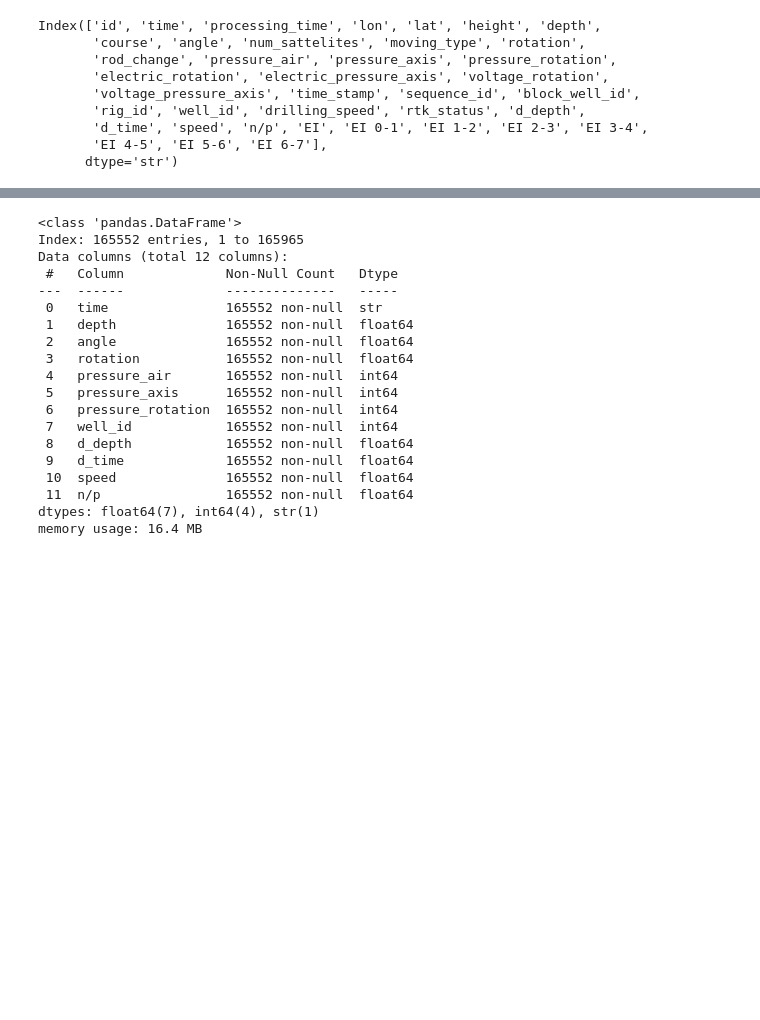
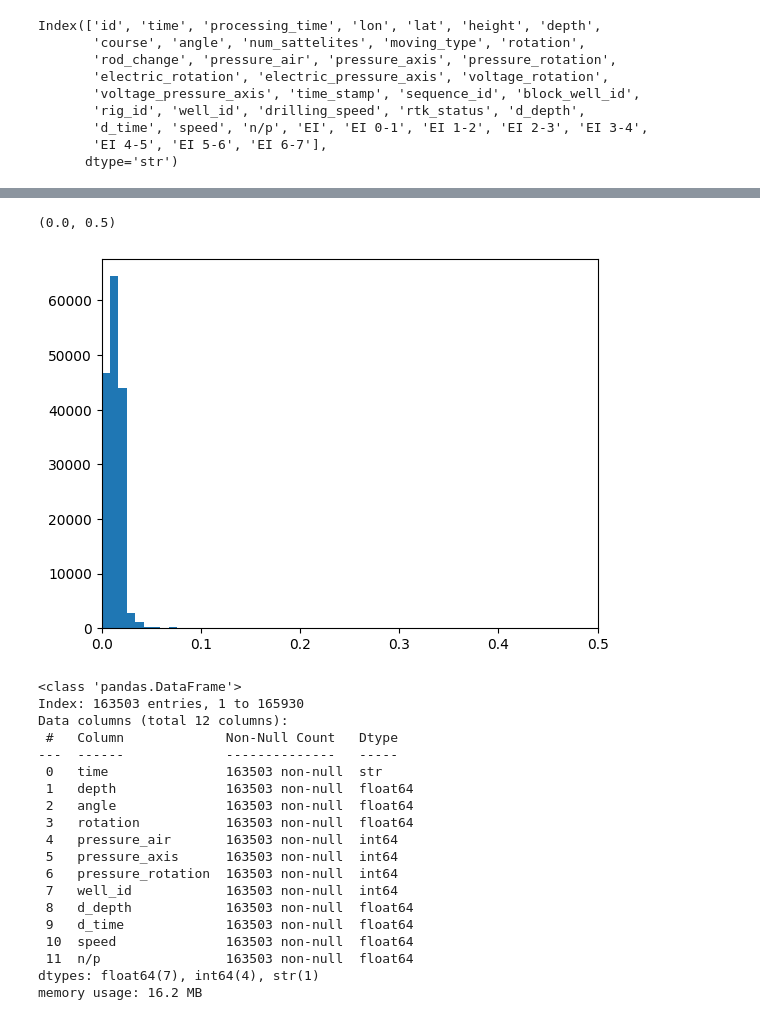
Before and after one commit to qa1roO/OptimalDrilling, a Jupyter notebook: notebooks/preprocess.ipynb, the cells around one changed output, grey strips where cells are left out. Cells and saved outputs as stored; diff of their text form; code cells hidden in the pictures; blank space fills up the shorter version.

```diff
--- a/notebooks/preprocess.ipynb
+++ b/notebooks/preprocess.ipynb
@@ -10,7 +10,7 @@ import numpy as np
 import matplotlib.pyplot as plt
 from config import DATASETS_DIR
 # %%
-df = pd.read_csv("datasets/dataset_1.csv")
+df = pd.read_csv(DATASETS_DIR / "dataset_1.csv")
 df.head(3)
 # %% [output]
 |  | id | time | processing_time | lon | lat | height | depth | course | angle | ... |
@@ -55,0 +63,3 @@ df_clean.head()
+# %%
+counts = df_clean['well_id'].value_counts()
+df_clean = df_clean[df_clean['well_id'].isin(counts[counts >= 100].index)]
@@ -56,3 +94,11 @@ df_clean.head()
+# %%
+df_clean['log_speed'] = np.log1p(df_clean['speed'])
+# %%
+plt.hist(df_clean['log_speed'], bins = 200)
+plt.xlim(0,0.5)
+# %% [output]
+(0.0, 0.5)
+[figure, added]
 # %%
 df_cluster = df_clean.copy()
 df_cluster.drop(columns=['lon', 'lat', 'EI', 'height','course'], inplace=True)
@@ -62,21 +108,21 @@ df_cluster.to_csv("datasets/cluster.csv")
 df_cluster.info()
 # %% [output]
 <class 'pandas.DataFrame'>
-Index: 165552 entries, 1 to 165965
+Index: 163503 entries, 1 to 165930
 Data columns (total 12 columns):
  #   Column             Non-Null Count   Dtype
 ---  ------             --------------   -----
- 0   time               165552 non-null  str
- 1   depth              165552 non-null  float64
- 2   angle              165552 non-null  float64
- 3   rotation           165552 non-null  float64
- 4   pressure_air       165552 non-null  int64
- 5   pressure_axis      165552 non-null  int64
- 6   pressure_rotation  165552 non-null  int64
- 7   well_id            165552 non-null  int64
- 8   d_depth            165552 non-null  float64
- 9   d_time             165552 non-null  float64
- 10  speed              165552 non-null  float64
- 11  n/p                165552 non-null  float64
+ 0   time               163503 non-null  str
+ 1   depth              163503 non-null  float64
+ 2   angle              163503 non-null  float64
+ 3   rotation           163503 non-null  float64
+ 4   pressure_air       163503 non-null  int64
+ 5   pressure_axis      163503 non-null  int64
+ 6   pressure_rotation  163503 non-null  int64
+ 7   well_id            163503 non-null  int64
+ 8   d_depth            163503 non-null  float64
+ 9   d_time             163503 non-null  float64
+ 10  speed              163503 non-null  float64
+ 11  n/p                163503 non-null  float64
 dtypes: float64(7), int64(4), str(1)
-memory usage: 16.4 MB
+memory usage: 16.2 MB
```
Also changed, not shown: parts of 6 cells of this notebook, 4 other files.
